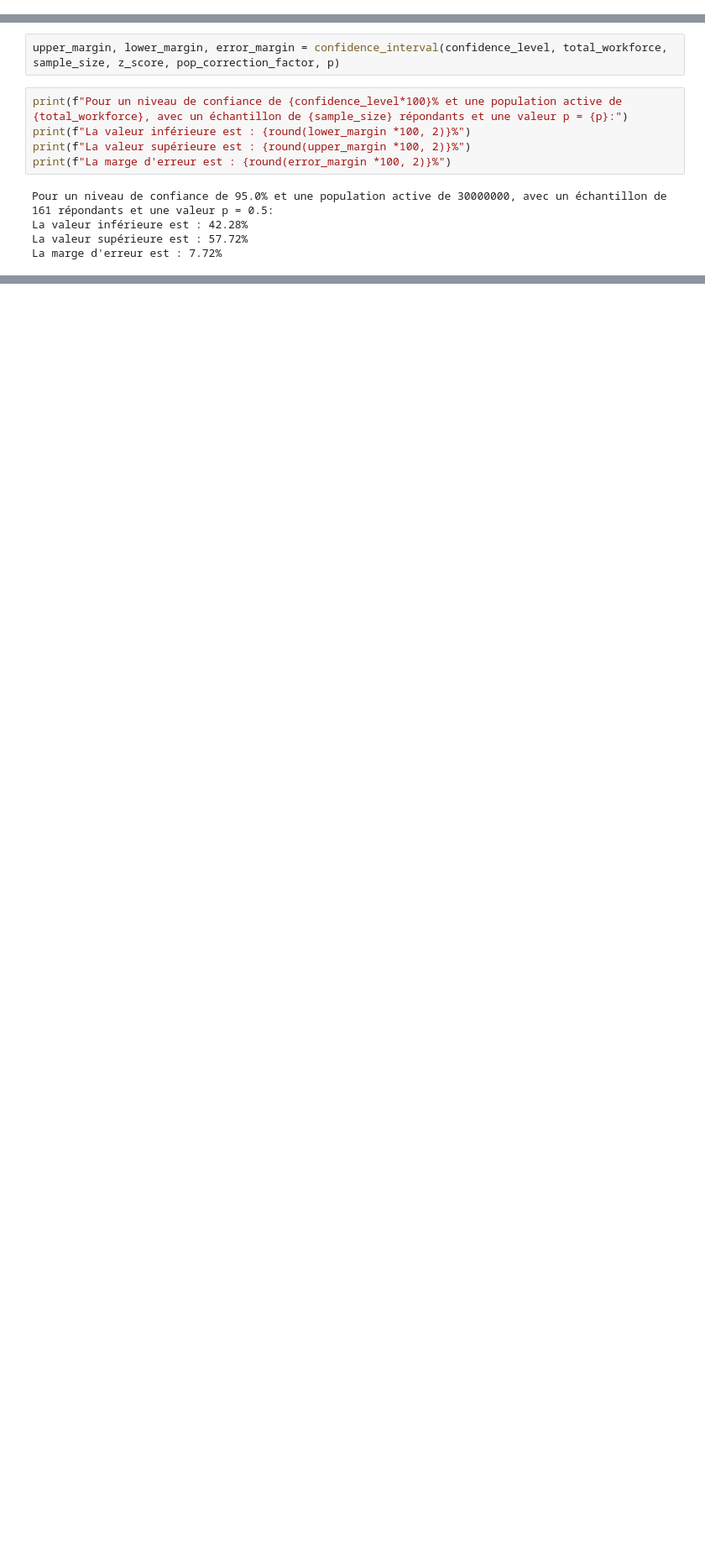
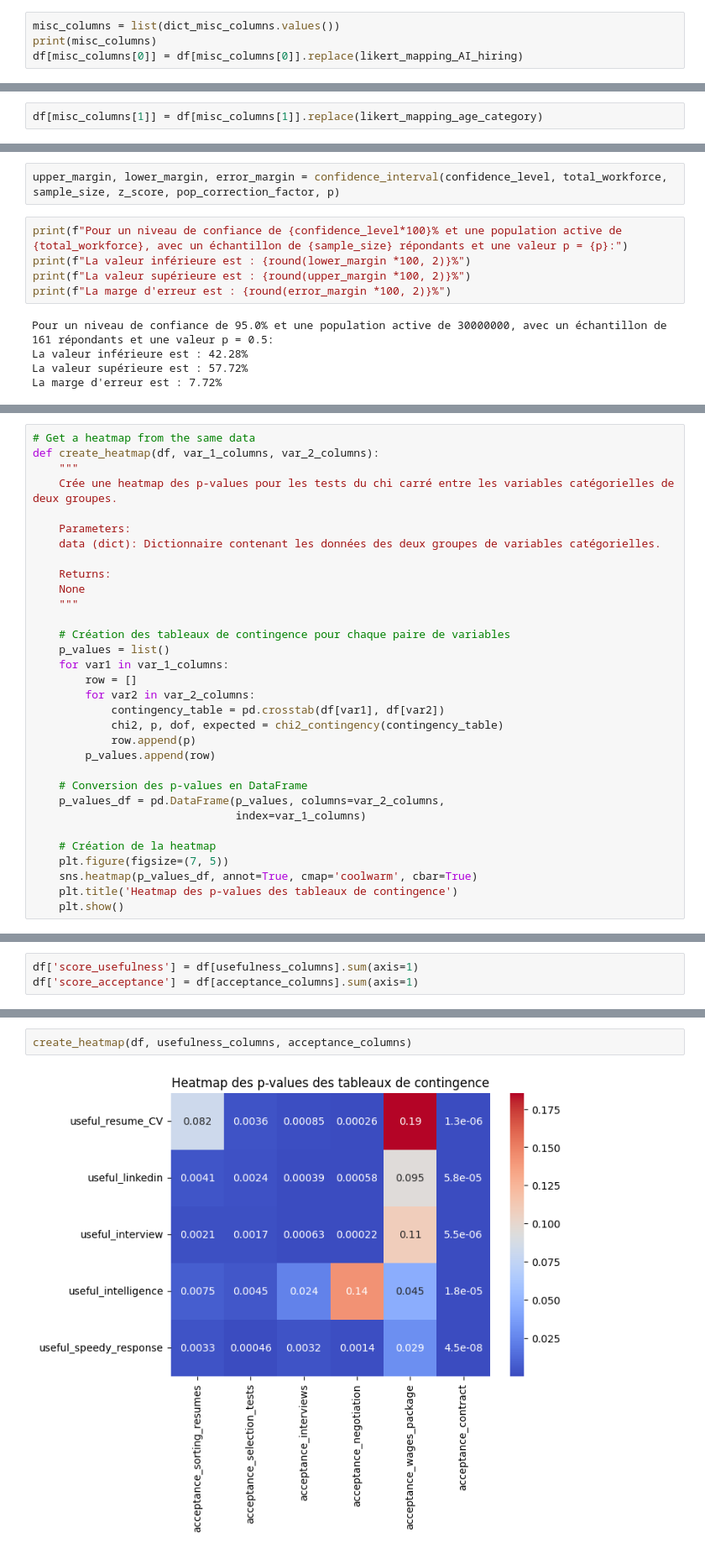
Before and after one commit to Fabrice-64/survey_thesis, a Jupyter notebook: Etude Quantitative.ipynb, the cells around one changed output, grey strips where cells are left out. Shown at 84% size. Drawn from its saved outputs; the diff is of its cells as text; blank space fills up the shorter version.

Commit message:
Add files via upload
Version as of 18 march. Uses Chi Square test for the H0's.

```diff
--- a/Etude Quantitative.ipynb
+++ b/Etude Quantitative.ipynb
@@ -144,0 +258,4 @@ likert_mapping_AI_hiring = {"C\'est essentiel":5,
+# %%
+misc_columns = list(dict_misc_columns.values())
+print(misc_columns)
+df[misc_columns[0]] = df[misc_columns[0]].replace(likert_mapping_AI_hiring)
@@ -144,0 +264,2 @@ likert_mapping_AI_hiring = {"C\'est essentiel":5,
+# %%
+df[misc_columns[1]] = df[misc_columns[1]].replace(likert_mapping_age_category)
@@ -309,0 +652,32 @@ La marge d'erreur est : 7.72%
+# %%
+# Get a heatmap from the same data
+def create_heatmap(df, var_1_columns, var_2_columns):
+    """
+    Crée une heatmap des p-values pour les tests du chi carré entre les variables catégorielles de deux groupes.
+
+    Parameters:
+    data (dict): Dictionnaire contenant les données des deux groupes de variables catégorielles.
+
+    Returns:
+    None
+    """
+
+    # Création des tableaux de contingence pour chaque paire de variables
+    p_values = list()
+    for var1 in var_1_columns:
+        row = []
+        for var2 in var_2_columns:
+            contingency_table = pd.crosstab(df[var1], df[var2])
+            chi2, p, dof, expected = chi2_contingency(contingency_table)
+            row.append(p)
+        p_values.append(row)
+
+    # Conversion des p-values en DataFrame
+    p_values_df = pd.DataFrame(p_values, columns=var_2_columns,
+                               index=var_1_columns)
+
+    # Création de la heatmap
+    plt.figure(figsize=(7, 5))
+    sns.heatmap(p_values_df, annot=True, cmap='coolwarm', cbar=True)
+    plt.title('Heatmap des p-values des tableaux de contingence')
+    plt.show()
@@ -309,0 +691,3 @@ La marge d'erreur est : 7.72%
+# %%
+df['score_usefulness'] = df[usefulness_columns].sum(axis=1)
+df['score_acceptance'] = df[acceptance_columns].sum(axis=1)
@@ -309,0 +737,4 @@ La marge d'erreur est : 7.72%
+# %%
+create_heatmap(df, usefulness_columns, acceptance_columns)
+# %% [output]
+[figure, added]
```
Also changed, not shown: parts of 161 cells of this notebook.
